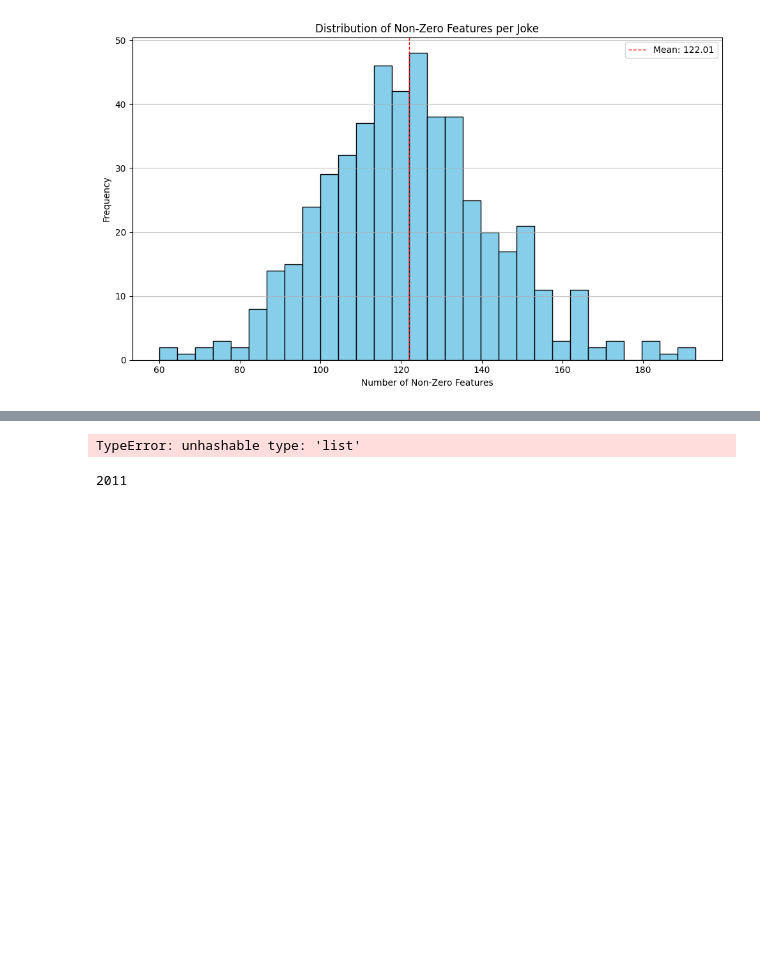
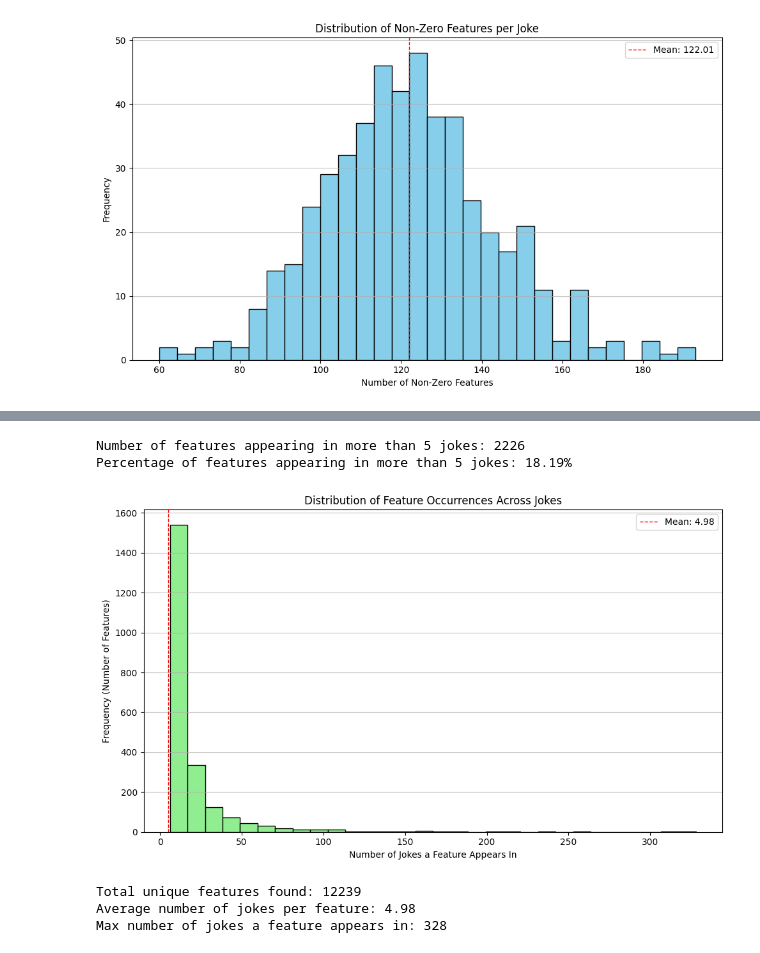
Before and after one commit to good-epic/g2b_base_chat_diff, a Jupyter notebook: crosscoder.ipynb, the cells around one changed output, grey strips where cells are left out. Cells and saved outputs as stored; diff of their text form; code cells hidden in the pictures; blank space fills up the shorter version.

Commit message:
small setup and summary of joke firing latents

```diff
--- a/crosscoder.ipynb
+++ b/crosscoder.ipynb
@@ -166,46 +127,46 @@ Number of unique feature indices activated across all jokes: 12240
 Percentage of total features used: 16.60%
 [figure]
 # %%
-# Convert non_zero_indices to a format where we can count occurrences
-# First, convert each numpy array to a tuple so it's hashable
-nzi = [indices.tolist() for indices in non_zero_indices]
-
 # Count how many jokes each feature appears in
 feature_counts = {}
-for joke_indices in nzi:
+for joke_indices in non_zero_indices:
     for idx_val in joke_indices:
         if idx_val in feature_counts:
             feature_counts[idx_val] += 1
         else:
             feature_counts[idx_val] = 1
 
 # Extract the counts for plotting
 feature_occurrences = list(feature_counts.values())
+# Filter features that appear in more than 5 jokes
+filtered_feature_occurrences = [count for count in feature_occurrences if count > 5]
+print(f"Number of features appearing in more than 5 jokes: {len(filtered_feature_occurrences)}")
+print(f"Percentage of features appearing in more than 5 jokes: {len(filtered_feature_occurrences) / len(feature_occurrences) * 100:.2f}%")
 
 # Create a histogram of feature occurrences
 plt.figure(figsize=(10, 6))
-plt.hist(feature_occurrences, bins=30, color='lightgreen', edgecolor='black')
+plt.hist(filtered_feature_occurrences, bins=30, color='lightgreen', edgecolor='black')
 plt.title('Distribution of Feature Occurrences Across Jokes')
 plt.xlabel('Number of Jokes a Feature Appears In')
 plt.ylabel('Frequency (Number of Features)')
 plt.grid(axis='y', alpha=0.75)
 
 # Add mean line
 mean_occurrence = np.mean(feature_occurrences)
 plt.axvline(mean_occurrence, color='red', linestyle='dashed', linewidth=1,
             label=f'Mean: {mean_occurrence:.2f}')
 
 plt.legend()
 plt.tight_layout()
 plt.show()
 
 print(f"Total unique features found: {len(feature_counts)}")
 print(f"Average number of jokes per feature: {mean_occurrence:.2f}")
 print(f"Max number of jokes a feature appears in: {max(feature_occurrences)}")
 # %% [output]
-TypeError: unhashable type: 'list'
+Number of features appearing in more than 5 jokes: 2226
+Percentage of features appearing in more than 5 jokes: 18.19%
+[figure, added]
+Total unique features found: 12239
+Average number of jokes per feature: 4.98
+Max number of jokes a feature appears in: 328
-# %%
-#print(non_zero_indices)
-print(non_zero_indices[0][0][1])
-# %% [output]
-2011
```
Also changed, not shown: parts of 4 cells of this notebook.
